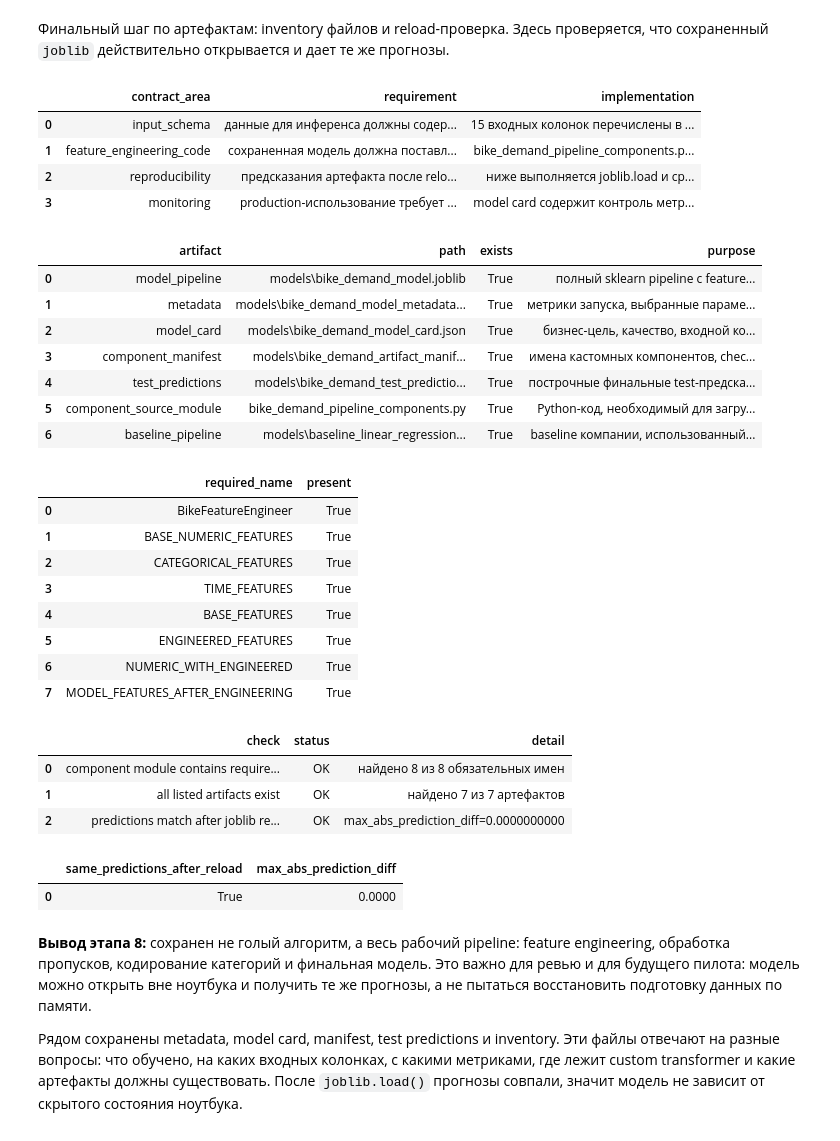
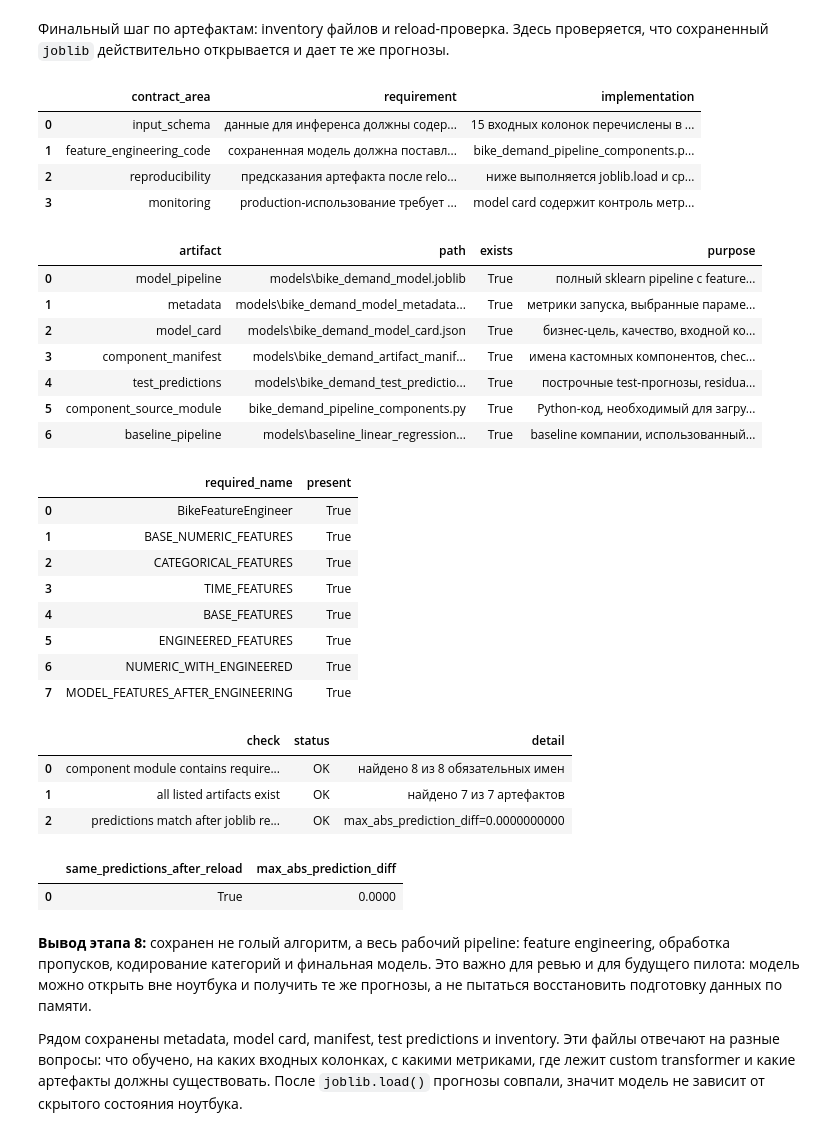
Before and after one commit to neiro/ds_sonv, a Jupyter notebook: ml-env/work.ipynb, the cells around one changed output. Drawn from its saved outputs; the diff is of its cells as text; code cells hidden in the pictures.

```diff
--- a/ml-env/work.ipynb
+++ b/ml-env/work.ipynb
@@ -2782,7 +3456,10 @@ artifact_inventory = pd.DataFrame(
             "artifact": "test_predictions",
             "path": str(predictions_path.relative_to(PROJECT_ROOT)),
             "exists": predictions_path.exists(),
-            "purpose": "построчные финальные test-предсказания и residuals",
+            "purpose": (
+                "построчные test-прогнозы, residuals, "
+                "90% intervals и pilot action band"
+            ),
         },
         {
             "artifact": "component_source_module",
@@ -2830,34 +3507,34 @@ artifact_check = pd.DataFrame(
                 f"найдено {artifact_inventory['exists'].sum()} "
                 f"из {len(artifact_inventory)} артефактов"
             ),
         },
         {
             "check": "predictions match after joblib reload",
             "status": "OK" if reload_check["same_predictions_after_reload"] else "FAIL",
             "detail": f"max_abs_prediction_diff={reload_check['max_abs_prediction_diff']:.10f}",
         },
     ]
 )
 
 display(production_contract)
 display(artifact_inventory)
 display(component_symbol_check)
 display(artifact_check)
 display(pd.DataFrame([reload_check]))
 assert reload_check["same_predictions_after_reload"]
 assert artifact_inventory["exists"].all()
 # %% [output]
 |  | contract_area | requirement | implementation |
 | 0 | input_schema | данные для инференса должны содер... | 15 входных колонок перечислены в ... |
 | 1 | feature_engineering_code | сохраненная модель должна поставл... | bike_demand_pipeline_components.p... |
 | 2 | reproducibility | предсказания артефакта после relo... | ниже выполняется joblib.load и ср... |
 | 3 | monitoring | production-использование требует ... | model card содержит контроль метр... |
 |  | artifact | path | exists | purpose |
 | 0 | model_pipeline | models\bike_demand_model.joblib | True | полный sklearn pipeline с feature... |
 | 1 | metadata | models\bike_demand_model_metadata... | True | метрики запуска, выбранные параме... |
 | 2 | model_card | models\bike_demand_model_card.json | True | бизнес-цель, качество, входной ко... |
 | 3 | component_manifest | models\bike_demand_artifact_manif... | True | имена кастомных компонентов, chec... |
-| 4 | test_predictions | models\bike_demand_test_predictio... | True | построчные финальные test-предска... |
+| 4 | test_predictions | models\bike_demand_test_predictio... | True | построчные test-прогнозы, residua... |
 | 5 | component_source_module | bike_demand_pipeline_components.py | True | Python-код, необходимый для загру... |
 | 6 | baseline_pipeline | models\baseline_linear_regression... | True | baseline компании, использованный... |
 |  | required_name | present |
```
Also changed, not shown: parts of 23 cells of this notebook, 2 other files.
